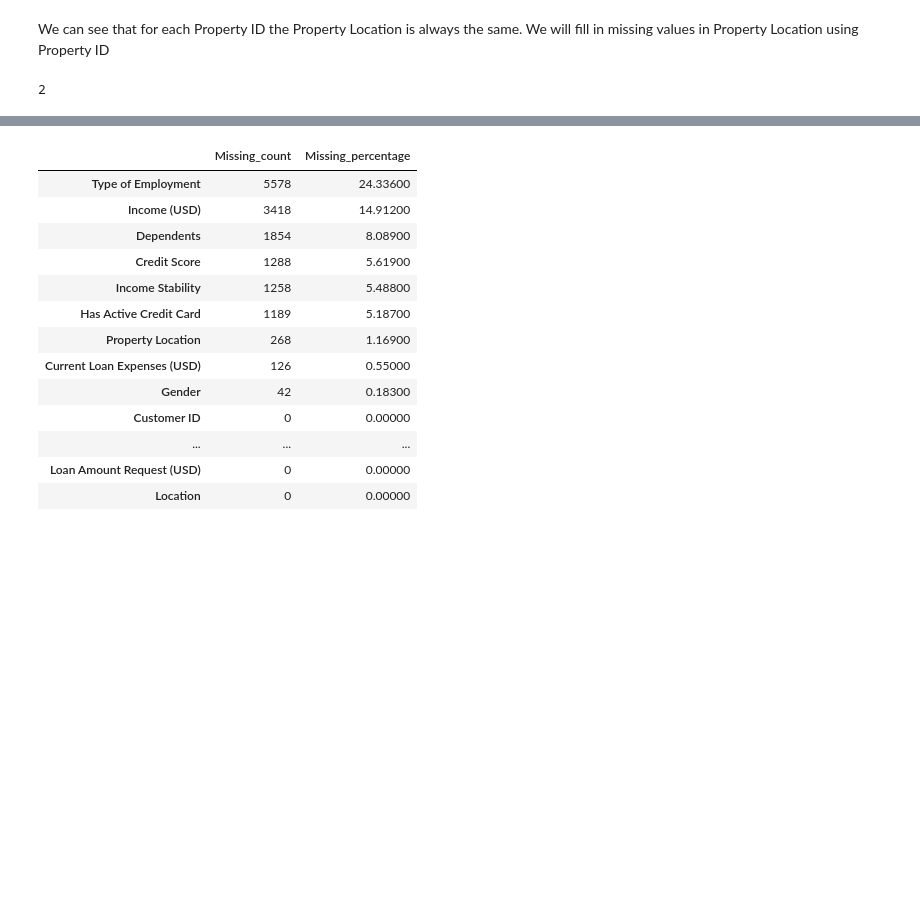
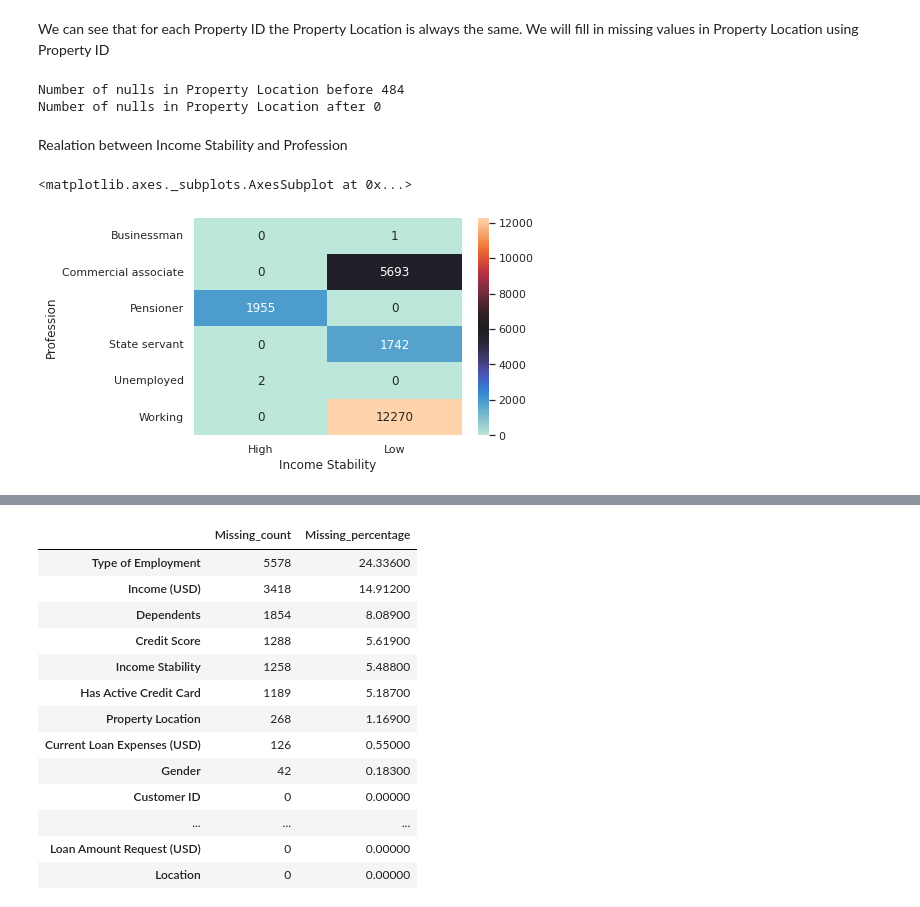
Before and after one commit to shoabahamed/kaggle_notebooks, a Jupyter notebook: classification_regression.ipynb, the cells around one changed output, grey strips where cells are left out. Saved outputs shown, nothing was run; the diff lists cells and outputs as text; code cells hidden in the pictures; blank space fills up the shorter version.

```diff
--- a/classification_regression.ipynb
+++ b/classification_regression.ipynb
@@ -1171,3 +1170,0 @@ The split looks okay. We will reset the index
-# %%
-train_set.reset_index(drop=True, inplace=True)
-valid_set.reset_index(drop=True, inplace=True)
@@ -1257,7 +1264,23 @@ plt.show()
 [figure]
 # %% [markdown]
 We can see that for each Property ID the Property Location is always the same. We will fill in missing values in Property Location using Property ID
-# %%
-train_set['']
-# %% [output]
-2
+# %%
+pl_nulls = df_main["Property Location"].isnull().sum()
+
+null_index = df_main[(df_main['Property Location'].isnull()) & (df_main['Property ID'].isin(PPL_gb.index))].index
+df_main.loc[null_index, "Property Location"] = df_main.loc[null_index, 'Property ID'].apply(lambda x: PPL_gb.loc[x].idxmax())
+
+print(f"Number of nulls in Property Location before {pl_nulls}")
+print(f"Number of nulls in Property Location after {df_main['Property Location'].isnull().sum()}")
+# %% [output]
+Number of nulls in Property Location before 484
+Number of nulls in Property Location after 0
+# %% [markdown]
+Realation between Income Stability and Profession
+# %%
+PIS_gb = train_set.groupby(['Profession', 'Income Stability']).size().unstack().fillna(0)
+sns.heatmap(PIS_gb, fmt='g', annot=True, cmap='icefire')
+plt.show()
+# %% [output]
+<matplotlib.axes._subplots.AxesSubplot at 0x...>
+[figure, added]
```
Also changed, not shown: parts of 27 cells of this notebook.
